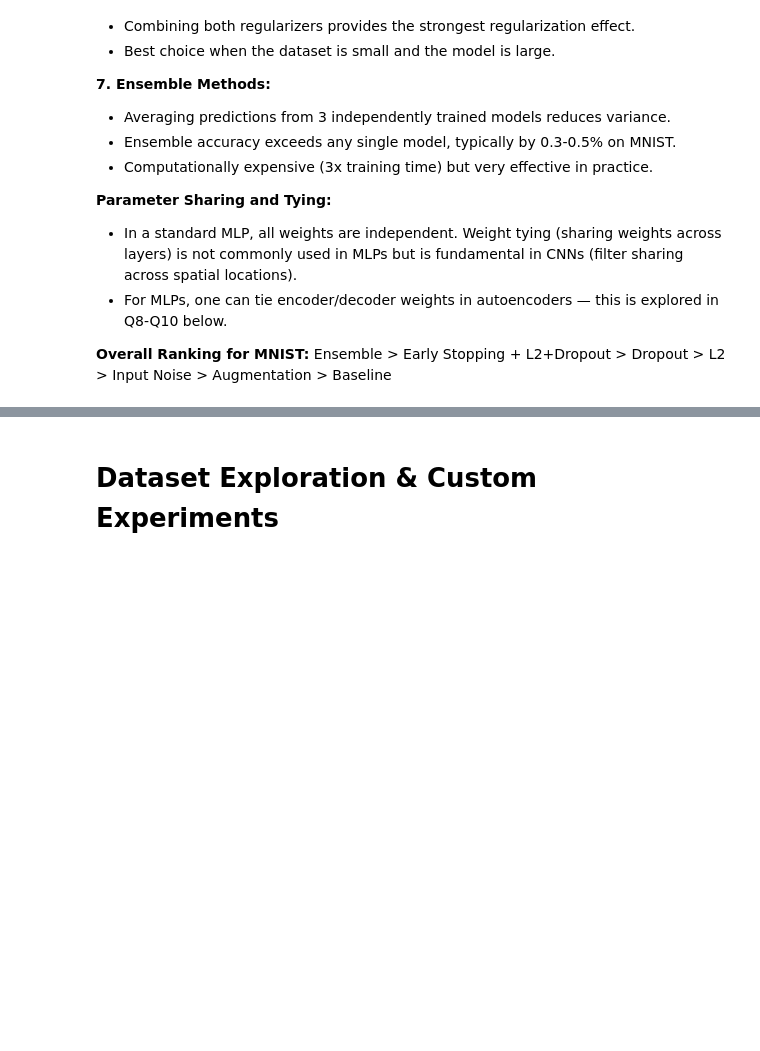
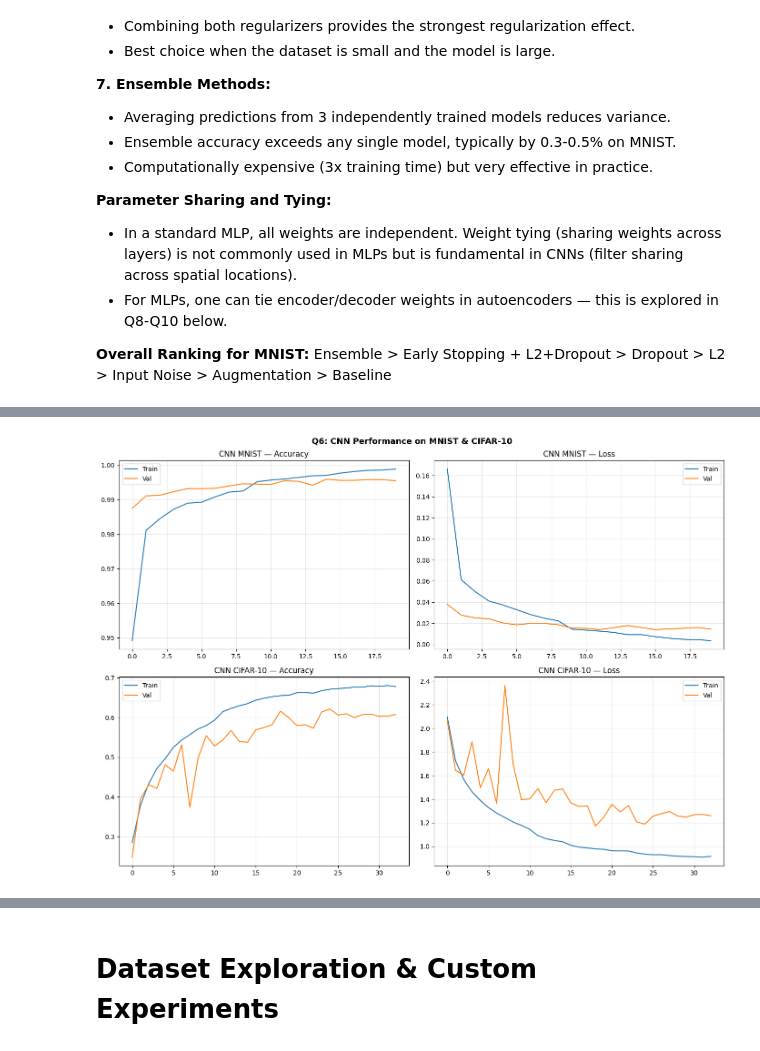
Before and after one commit to srujannayak45/DL-LAB-ASSIGNMENT, a Jupyter notebook: DL_ASSIGNMENT.ipynb, the cells around one changed output, grey strips where cells are left out. Cells and saved outputs as stored; diff of their text form; code cells hidden in the pictures; blank space fills up the shorter version.

```diff
--- a/DL_ASSIGNMENT.ipynb
+++ b/DL_ASSIGNMENT.ipynb
@@ -971,0 +1056,84 @@ print(f'  {"Ensemble (3 models)":25s} | Val Acc={ens_acc:.4f}')
+# %%
+# ---- CNN on CIFAR-10 ----
+print('\n=== CNN on CIFAR-10 ===')
+tf.keras.backend.clear_session()
+
+# Data Augmentation for CIFAR
+datagen_c = ImageDataGenerator(
+    horizontal_flip=True, rotation_range=15,
+    width_shift_range=0.1, height_shift_range=0.1,
+    zoom_range=0.1, fill_mode='nearest'
+)
+datagen_c.fit(X_c_train_img)
+
+model_cnn_cifar = keras.Sequential([
+    layers.Conv2D(32, (3,3), activation='relu', input_shape=(32,32,3), padding='same'),
+    layers.BatchNormalization(),
+    layers.Conv2D(32, (3,3), activation='relu', padding='same'),
+    layers.MaxPooling2D(2,2),
+    layers.Dropout(0.25),
+
+    layers.Conv2D(64, (3,3), activation='relu', padding='same'),
+    layers.BatchNormalization(),
+    layers.Conv2D(64, (3,3), activation='relu', padding='same'),
+    layers.MaxPooling2D(2,2),
+    layers.Dropout(0.25),
+
+    layers.Conv2D(128, (3,3), activation='relu', padding='same'),
+    layers.BatchNormalization(),
+    layers.Conv2D(128, (3,3), activation='relu', padding='same'),
+    layers.MaxPooling2D(2,2),
+    layers.Dropout(0.3),
+
+    layers.Flatten(),
+    layers.Dense(512, activation='relu'),
+    layers.BatchNormalization(),
+    layers.Dropout(0.5),
+    layers.Dense(10, activation='softmax')
+], name='CNN_CIFAR10')
+
+model_cnn_cifar.compile(
+    optimizer=keras.optimizers.Adam(0.001),
+    loss='categorical_crossentropy', metrics=['accuracy']
+)
+model_cnn_cifar.summary()
+
+cb_cifar = [
+    callbacks.EarlyStopping(monitor='val_accuracy', patience=8, restore_best_weights=True),
+    callbacks.ReduceLROnPlateau(monitor='val_loss', factor=0.5, patience=4, verbose=1)
+]
+history_cnn_cifar = model_cnn_cifar.fit(
+    datagen_c.flow(X_c_train_img, y_c_train_oh, batch_size=128),
+    epochs=40,
+    validation_data=(X_c_test_img, y_c_test_oh),
+    callbacks=cb_cifar, verbose=1
+)
+_, cnn_cifar_acc = model_cnn_cifar.evaluate(X_c_test_img, y_c_test_oh, verbose=0)
+print(f'CNN CIFAR-10 Test Accuracy: {cnn_cifar_acc:.4f}')
+
+# ---- Training Curves ----
+fig, axes = plt.subplots(2, 2, figsize=(14, 10))
+axes[0,0].plot(history_cnn_mnist.history['accuracy'],     label='Train')
+axes[0,0].plot(history_cnn_mnist.history['val_accuracy'], label='Val')
+axes[0,0].set_title('CNN MNIST — Accuracy'); axes[0,0].legend(); axes[0,0].grid(True, alpha=0.3)
+axes[0,1].plot(history_cnn_mnist.history['loss'],     label='Train')
+axes[0,1].plot(history_cnn_mnist.history['val_loss'], label='Val')
+axes[0,1].set_title('CNN MNIST — Loss'); axes[0,1].legend(); axes[0,1].grid(True, alpha=0.3)
+axes[1,0].plot(history_cnn_cifar.history['accuracy'],     label='Train')
+axes[1,0].plot(history_cnn_cifar.history['val_accuracy'], label='Val')
+axes[1,0].set_title('CNN CIFAR-10 — Accuracy'); axes[1,0].legend(); axes[1,0].grid(True, alpha=0.3)
+axes[1,1].plot(history_cnn_cifar.history['loss'],     label='Train')
+axes[1,1].plot(history_cnn_cifar.history['val_loss'], label='Val')
+axes[1,1].set_title('CNN CIFAR-10 — Loss'); axes[1,1].legend(); axes[1,1].grid(True, alpha=0.3)
+plt.suptitle('Q6: CNN Performance on MNIST & CIFAR-10', fontsize=13, fontweight='bold')
+plt.tight_layout(); plt.show()
+
+# ---- Confusion Matrix ----
+y_pred_mnist = model_cnn_mnist.predict(X_m_test_img, verbose=0).argmax(1)
+cm_mnist = confusion_matrix(y_m_test, y_pred_mnist)
+fig, ax = plt.subplots(figsize=(8,6))
+sns.heatmap(cm_mnist, annot=True, fmt='d', cmap='Blues', ax=ax)
+ax.set_title('CNN MNIST — Confusion Matrix')
+ax.set_xlabel('Predicted'); ax.set_ylabel('Actual')
+plt.tight_layout(); plt.show()
+# %% [output]
@@ -971,0 +1179 @@ print(f'  {"Ensemble (3 models)":25s} | Val Acc={ens_acc:.4f}')
+[figure, added]
```
Also changed, not shown: parts of 4 cells of this notebook, 2 other files.
